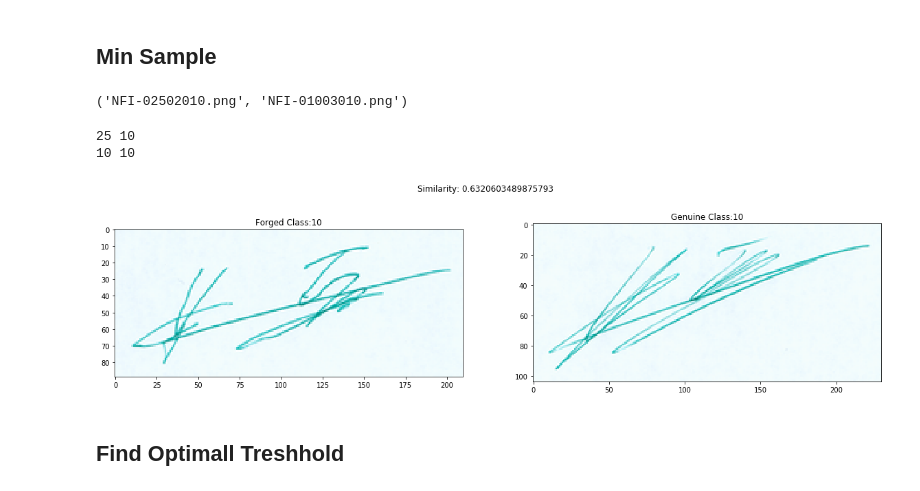
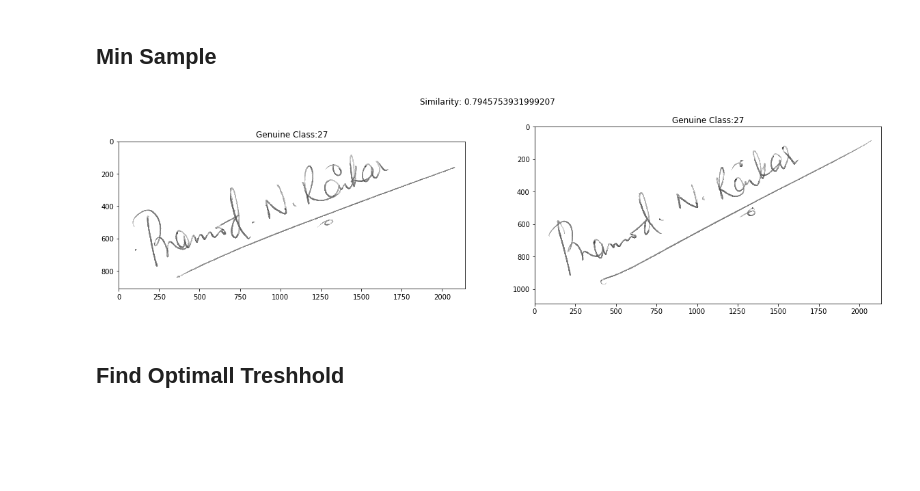
Before and after one commit to xrhd/Compare-Handwritten-Signatures-using-VGG19, a Jupyter notebook: signatures_similarity.ipynb, the cells around one changed output. Saved outputs shown, nothing was run; the diff lists cells and outputs as text; code cells hidden in the pictures; blank space fills up the shorter version.

```diff
--- a/signatures_similarity.ipynb
+++ b/signatures_similarity.ipynb
@@ -91,38 +91,32 @@ sig_df.head()
 | NFI-00403007.png | [0.0, 0.0, 0.0, 0.0, 0.0, 0.0, 0.... |
 # %% [markdown]
 ## Min Sample
-# %%
-a, b
-# %% [output]
-('NFI-02502010.png', 'NFI-01003010.png')
 # %%
-# sample = sig_df.sample(2)
-# a,b = sample.index[0], sample.index[1]
+sample = sig_df.sample(2)
+a,b = sample.index[0], sample.index[1]
 sim = 1.0 - cosine(sig_df.T[a][0], sig_df.T[b][0])
 
 a_author, b_author = int(a.strip('.png').strip('.PNG')[3:6]), int(b.strip('.png').strip('.PNG')[3:6])
 a_class, b_class = int(a.strip('.png').strip('.PNG')[-3:]), int(b.strip('.png').strip('.PNG')[-3:])
 
 a_type = 'Genuine' if a_author == a_class else 'Forged'
 b_type = 'Genuine' if b_author == b_class else 'Forged'
 
 plt.figure(figsize=(20,5))
 plt.suptitle(f'Similarity: {sim}')
 
 plt.subplot(1,2,1)
 plt.title(f"{a_type} Class:{a_class}")
 plt.imshow(image.load_img(f'{path}/{a}'))
 
 plt.subplot(1,2,2)
 plt.title(f"{b_type} Class:{b_class}")
 plt.imshow(image.load_img(f'{path}/{b}'))
 
 
 plt.show()
 # %% [output]
-25 10
-10 10
-[figure, old version]
+[figure, new version]
 # %% [markdown]
 ## Find Optimall Treshhold
 # %%
```
Also changed, not shown: parts of 3 cells of this notebook.
